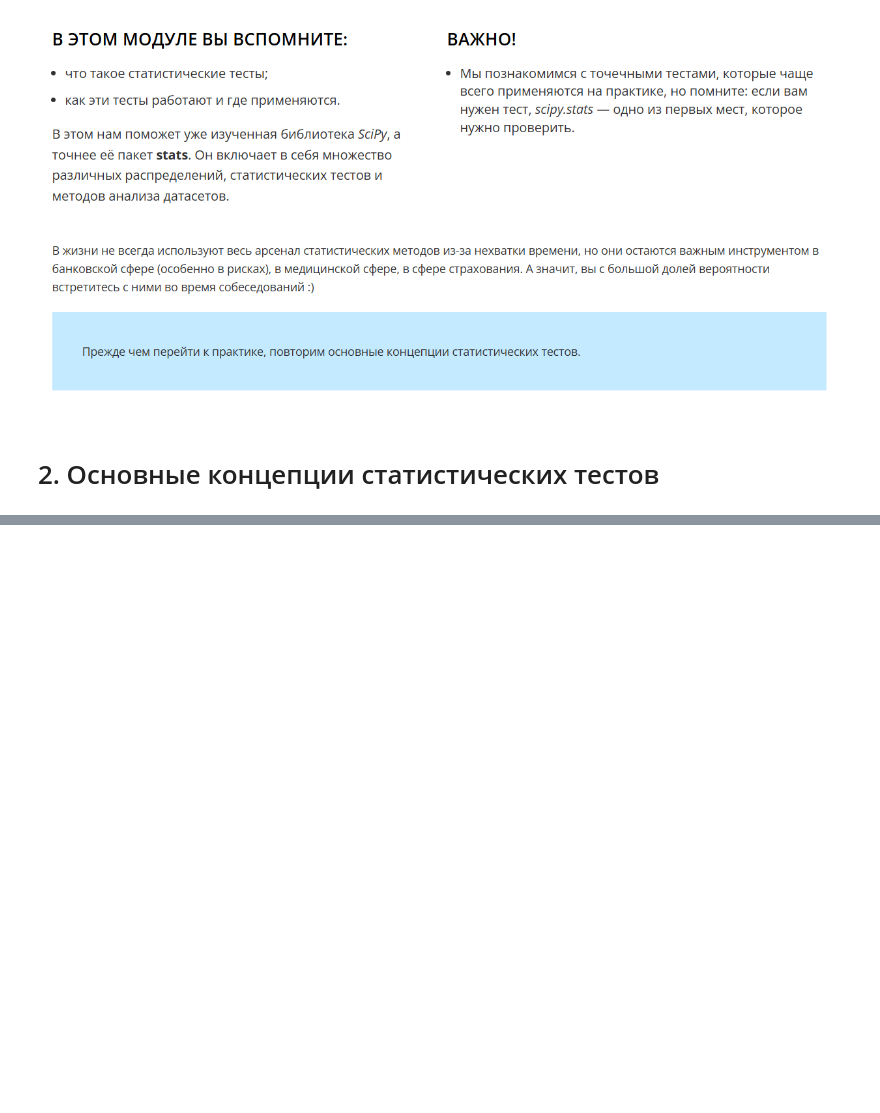
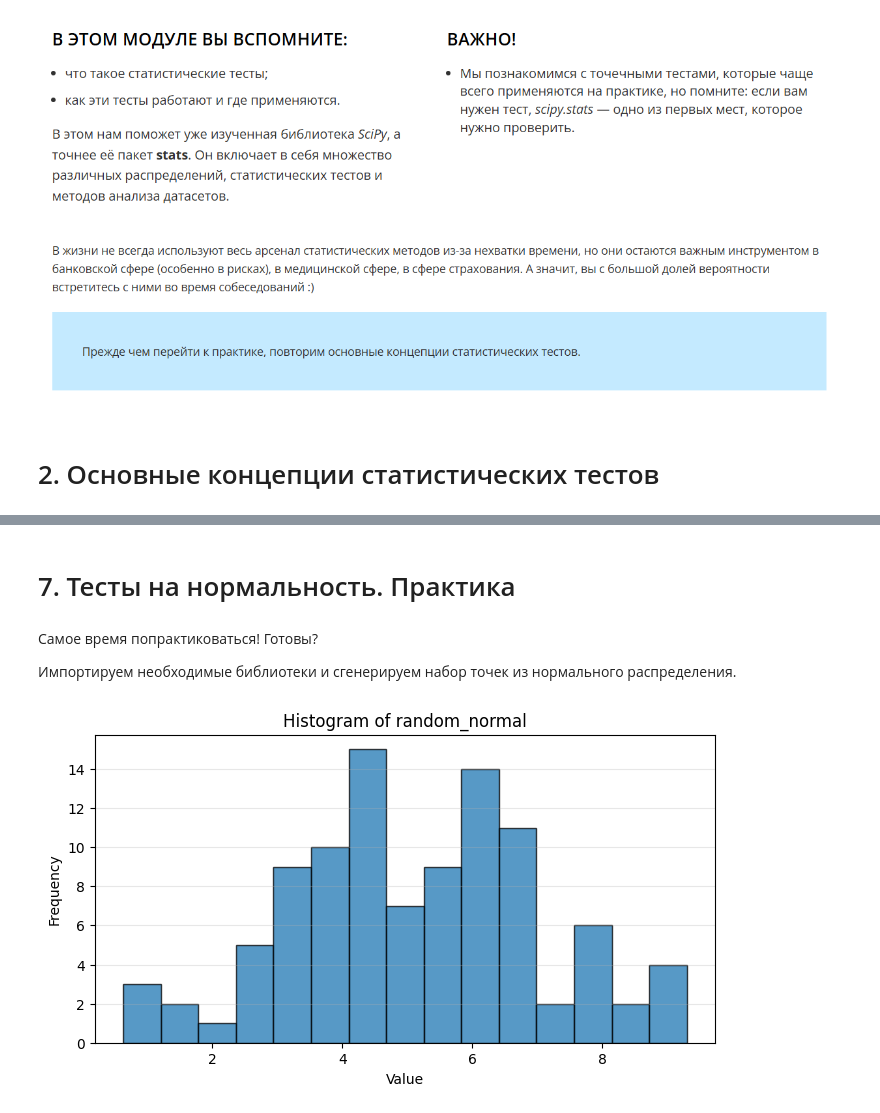
Before and after one commit to tgorbunov/sf_data_science, a Jupyter notebook: Skillfactory_ML/Additional Chapters on Python for Data Analysis/PDA-4. SciPy. Statistical Tests.ipynb, the cells around one changed output, grey strips where cells are left out. Drawn from its saved outputs; the diff is of its cells as text; code cells hidden in the pictures; blank space fills up the shorter version.

```diff
--- a/Skillfactory_ML/Additional Chapters on Python for Data Analysis/PDA-4. SciPy. Statistical Tests.ipynb
+++ b/Skillfactory_ML/Additional Chapters on Python for Data Analysis/PDA-4. SciPy. Statistical Tests.ipynb
@@ -10,0 +174,23 @@
+# %% [markdown]
+# 7. Тесты на нормальность. Практика
+# %% [markdown]
+Cамое время попрактиковаться! Готовы?
+
+Импортируем необходимые библиотеки и сгенерируем набор точек из нормального распределения.
+# %%
+import numpy as np
+from scipy import stats
+
+np.random.seed(13)
+random_normal = np.random.normal(5, 2, 100)
+random_uniform = np.random.uniform(0, 1, 100)
+# %%
+plt.figure(figsize=(8, 4))
+plt.hist(random_normal, bins=15, edgecolor="black", alpha=0.75)
+plt.title("Histogram of random_normal")
+plt.xlabel("Value")
+plt.ylabel("Frequency")
+plt.grid(axis="y", alpha=0.3)
+plt.show()
+# %% [output]
+[figure, added]
```
Also changed, not shown: parts of 77 cells of this notebook.
